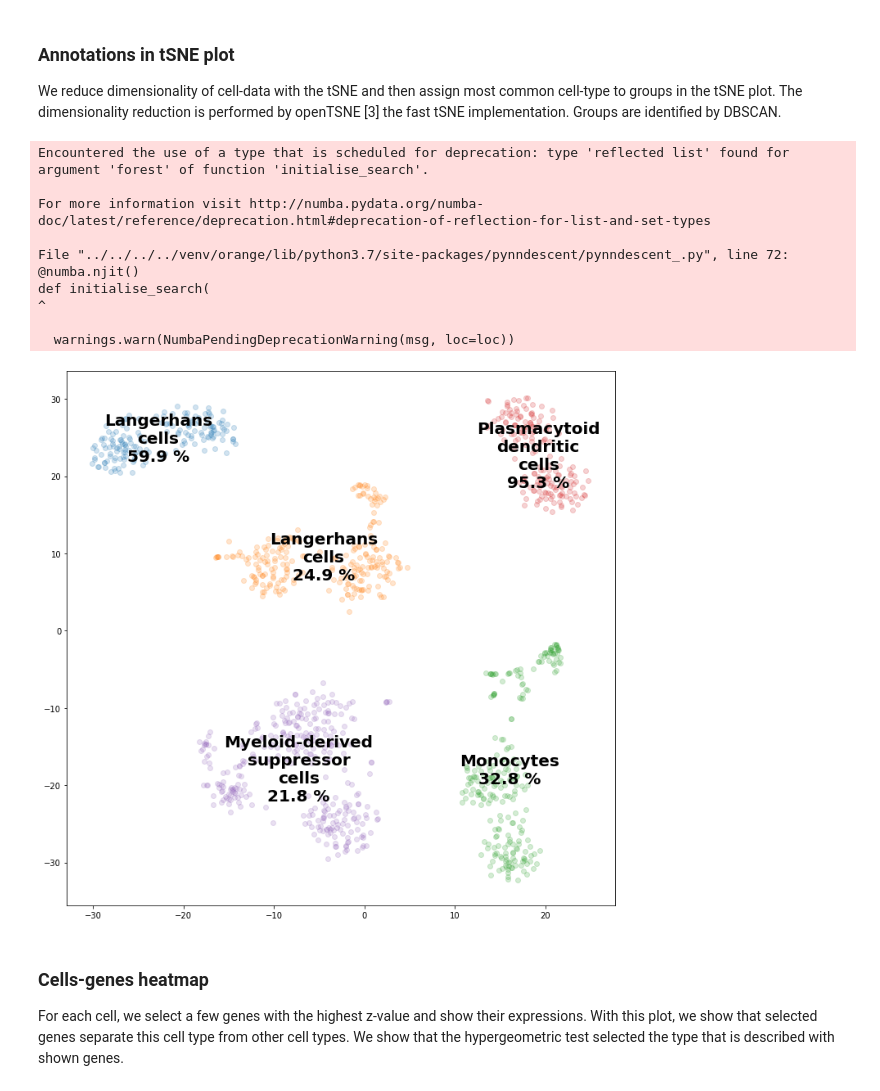
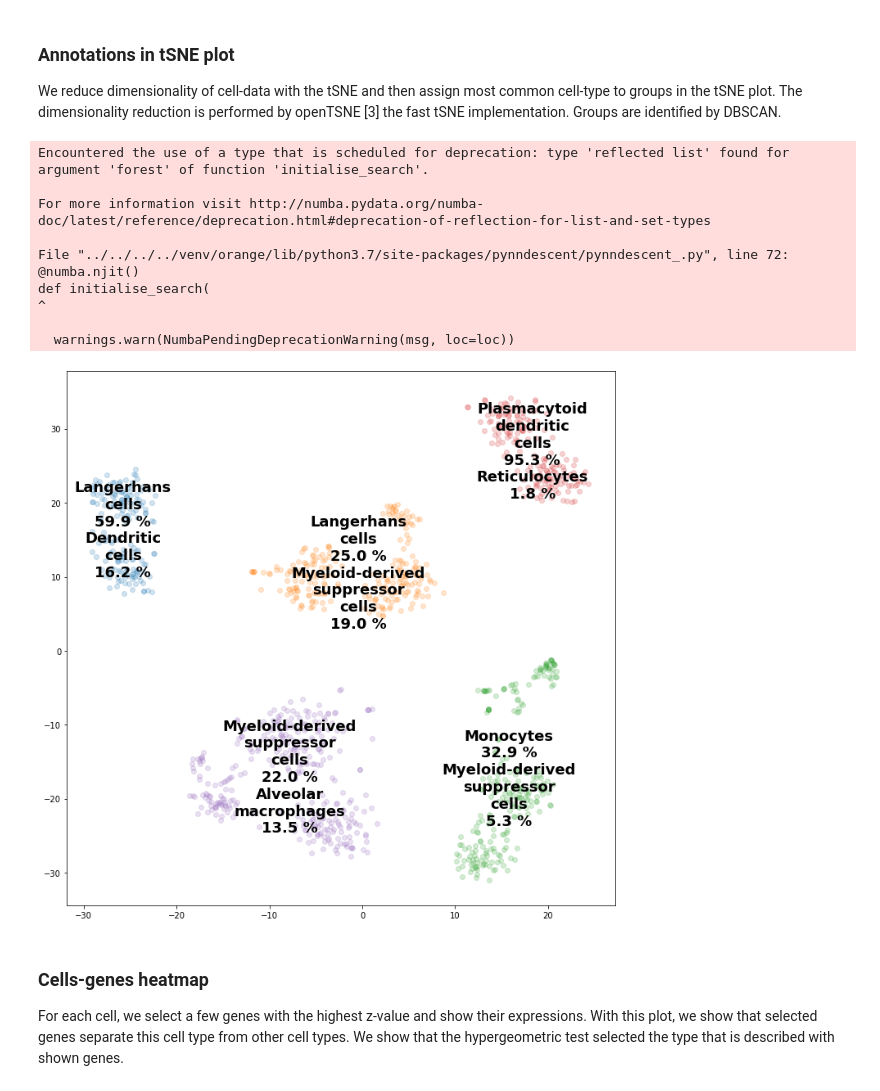
Before and after one commit to biolab/cell-annotation, a Jupyter notebook: pointannotator/examples/dendrtic_cells_annotation.ipynb, the cells around one changed output. Cells and saved outputs as stored; diff of their text form; code cells hidden in the pictures.

```diff
--- a/pointannotator/examples/dendrtic_cells_annotation.ipynb
+++ b/pointannotator/examples/dendrtic_cells_annotation.ipynb
@@ -165,19 +137,3 @@ sn.heatmap(df_cm, annot=True, fmt='g');
 ### Annotations in tSNE plot
 
 We reduce dimensionality of cell-data with the tSNE and then assign most common cell-type to groups in the tSNE plot. The dimensionality reduction is performed by openTSNE [3] the fast tSNE implementation. Groups are identified by DBSCAN.
-# %%
-pca = PCA(n_components=50)  # using PCA first speed up the tSNE
-pca_data = pca.fit_transform(gene_expressions_normalized_df)
-tsne = TSNE(n_components=2, n_jobs=4)
-data_embedded = tsne.fit(pca_data)
-# %% [output]
-Encountered the use of a type that is scheduled for deprecation: type 'reflected list' found for argument 'forest' of function 'initialise_search'.
-
-For more information visit http://numba.pydata.org/numba-doc/latest/reference/deprecation.html#deprecation-of-reflection-for-list-and-set-types
-
-File "../../../../venv/orange/lib/python3.7/site-packages/pynndescent/pynndescent_.py", line 72:
-@numba.njit()
-def initialise_search(
-^
-
-  warnings.warn(NumbaPendingDeprecationWarning(msg, loc=loc))
@@ -187,29 +140,18 @@ clusters = clustering.labels_
-# %%
-plt.figure(figsize=(12, 12))
-for l in set(clusters) - {-1}:
-    incl = clusters == l
-    x = np.array(data_embedded)[incl, :]
-    plt.scatter(x[:, 0], x[:, 1], label=l, alpha=0.2);
-
-    center = x.mean(axis=0)
-    labels_cl = labels_cells.loc[incl].dropna()
-    counts = Counter(labels_cl)
-
-    max_el = "\n".join("{0}\n{1:.1f} %".format(
-        "\n".join(k.split()), v / len(x) * 100) for k, v in counts.most_common(1))
-
-    plt.annotate(max_el,
-                 center,
-                 horizontalalignment='center',
-                 verticalalignment='center',
-                 size=20, weight='bold');
-
-# plot data from cluster -1 (unclustered data)
-incl = clusters == -1
-x = np.array(data_embedded)[incl, :]
-plt.scatter(x[:, 0], x[:, 1], label=l, alpha=0.2, color="g");
-# %% [output]
-[figure, removed]
+# %%
+plt.figure(figsize=(12, 12))
+annotations_in_tsne_plot(gene_expressions_normalized_df, annotations_df, num_annot=2, eps=4)
+# %% [output]
+Encountered the use of a type that is scheduled for deprecation: type 'reflected list' found for argument 'forest' of function 'initialise_search'.
+
+For more information visit http://numba.pydata.org/numba-doc/latest/reference/deprecation.html#deprecation-of-reflection-for-list-and-set-types
+
+File "../../../../venv/orange/lib/python3.7/site-packages/pynndescent/pynndescent_.py", line 72:
+@numba.njit()
+def initialise_search(
+^
+
+  warnings.warn(NumbaPendingDeprecationWarning(msg, loc=loc))
+[figure, added]
 # %% [markdown]
 ### Cells-genes heatmap
 
```
Also changed, not shown: parts of 30 cells of this notebook, 3 other files.
